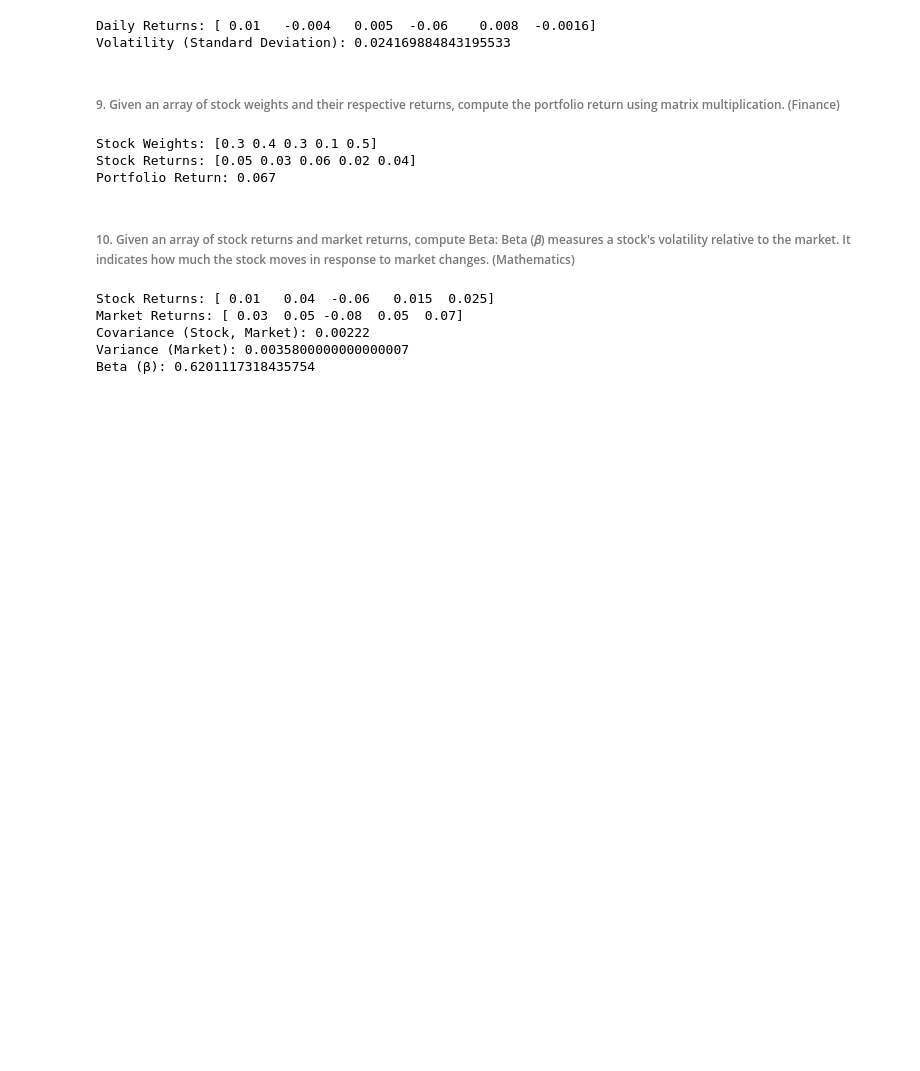
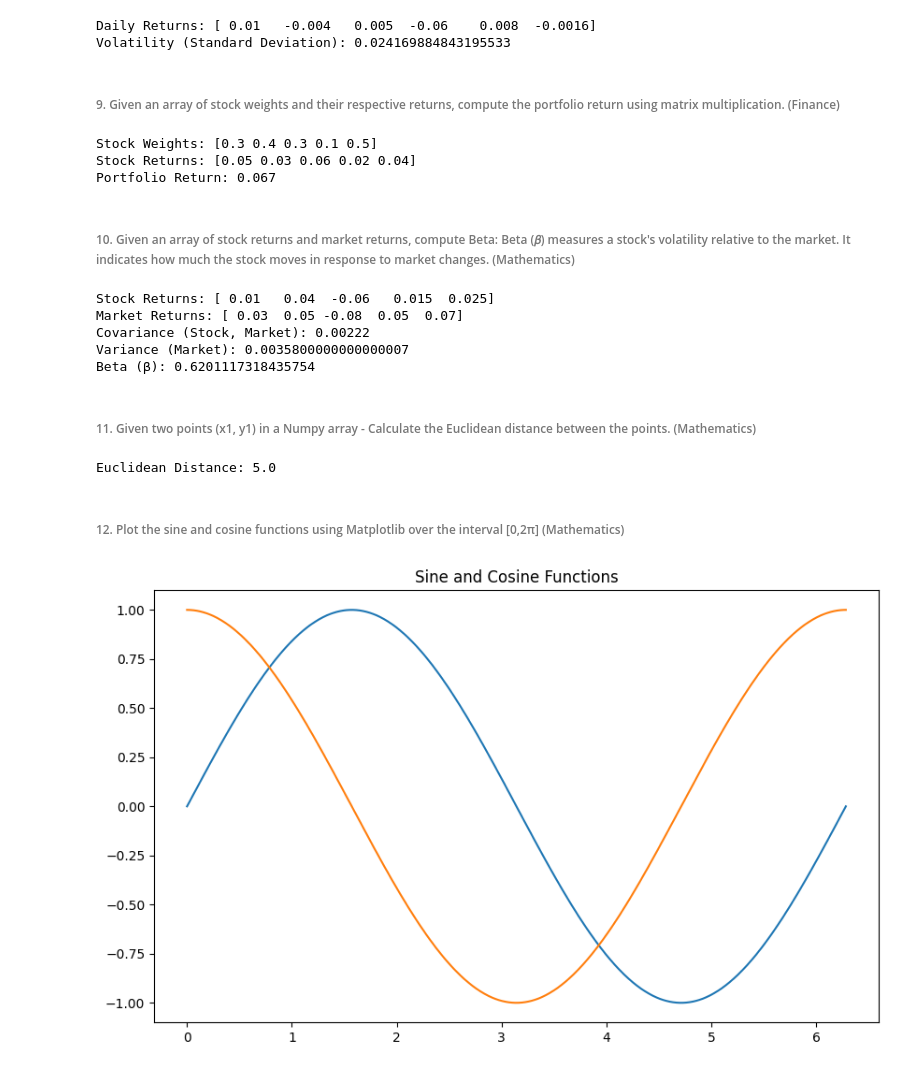
Before and after one commit to SravaniKolanu/Pythonclasses, a Jupyter notebook: NumOne.ipynb, the cells around one changed output. Saved outputs shown, nothing was run; the diff lists cells and outputs as text; code cells hidden in the pictures; blank space fills up the shorter version.

```diff
--- a/NumOne.ipynb
+++ b/NumOne.ipynb
@@ -133,3 +133,36 @@ Market Returns: [ 0.03  0.05 -0.08  0.05  0.07]
 Covariance (Stock, Market): 0.00222
 Variance (Market): 0.0035800000000000007
 Beta (β): 0.6201117318435754
+# %% [markdown]
+###### 11. Given two points (x1, y1) in a Numpy array - Calculate the Euclidean distance between the points. (Mathematics)
+# %%
+p1 = np.array([3, 4])
+p2 = np.array([7, 1])
+
+difference = p2 - p1
+
+squared_sum = np.sum(difference ** 2)
+
+distance = np.sqrt(squared_sum)
+
+print("Euclidean Distance:", distance)
+# %% [output]
+Euclidean Distance: 5.0
+# %% [markdown]
+###### 12. Plot the sine and cosine functions using Matplotlib over the interval [0,2π] (Mathematics)
+# %%
+import matplotlib.pyplot as plt
+x = np.linspace(0,2*np.pi, 1000)
+
+
+plt.figure(figsize=(10,6))
+
+plt.plot(x, np.sin(x))
+
+plt.plot(x, np.cos(x))
+
+plt.title('Sine and Cosine Functions')
+
+plt.show()
+# %% [output]
+[figure, added]
```
